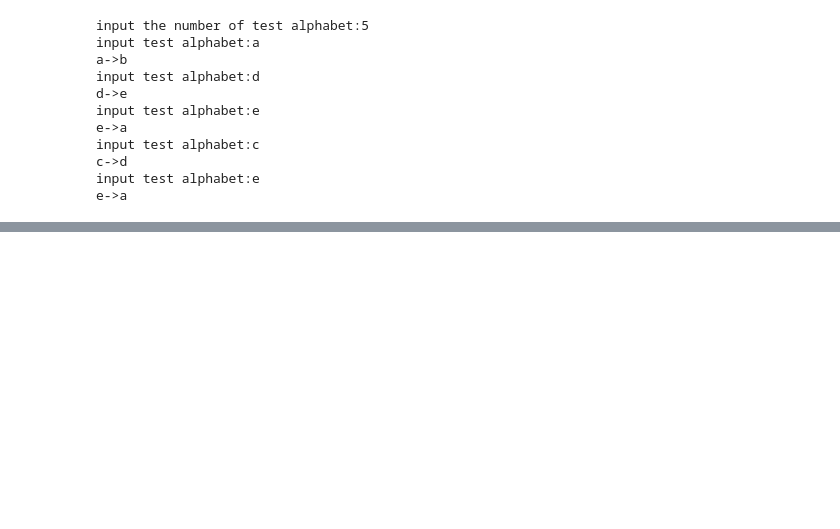
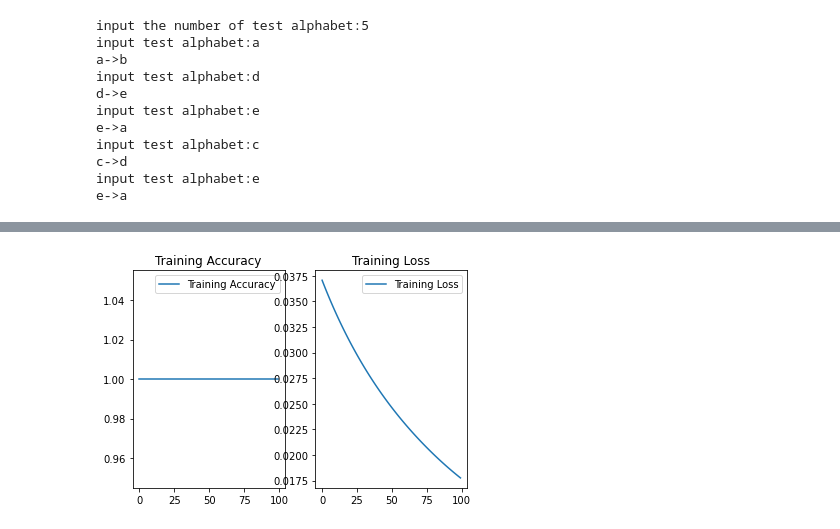
Before and after one commit to Sanduoo/Learn_Python_and_TensorFlow, a Jupyter notebook: TensoFlow篇/5.3_Embedding.ipynb, the cells around one changed output, grey strips where cells are left out. Saved outputs shown, nothing was run; the diff lists cells and outputs as text; code cells hidden in the pictures; blank space fills up the shorter version.

Commit message:
Embedding

```diff
--- a/TensoFlow篇/5.3_Embedding.ipynb
+++ b/TensoFlow篇/5.3_Embedding.ipynb
@@ -126,3 +126,102 @@ input test alphabet:c
 c->d
 input test alphabet:e
 e->a
+# %%
+import numpy as np
+import tensorflow as tf
+from tensorflow.keras.layers import Dense, SimpleRNN, Embedding
+import matplotlib.pyplot as plt
+import os
+
+input_word = "abcdefghijklmnopqrstuvwxyz"
+w_to_id = {'a': 0, 'b': 1, 'c': 2, 'd': 3, 'e': 4,
+           'f': 5, 'g': 6, 'h': 7, 'i': 8, 'j': 9,
+           'k': 10, 'l': 11, 'm': 12, 'n': 13, 'o': 14,
+           'p': 15, 'q': 16, 'r': 17, 's': 18, 't': 19,
+           'u': 20, 'v': 21, 'w': 22, 'x': 23, 'y': 24, 'z': 25}  # 单词映射到数值id的词典
+
+training_set_scaled = [0, 1, 2, 3, 4, 5, 6, 7, 8, 9, 10,
+                       11, 12, 13, 14, 15, 16, 17, 18, 19, 20,
+                       21, 22, 23, 24, 25]
+
+x_train = []
+y_train = []
+
+for i in range(4, 26):
+    x_train.append(training_set_scaled[i - 4:i])
+    y_train.append(training_set_scaled[i])
+
+np.random.seed(7)
+np.random.shuffle(x_train)
+np.random.seed(7)
+np.random.shuffle(y_train)
+tf.random.set_seed(7)
+
+# 使x_train符合Embedding输入要求：[送入样本数， 循环核时间展开步数] ，
+# 此处整个数据集送入所以送入，送入样本数为len(x_train)；输入4个字母出结果，循环核时间展开步数为4。
+x_train = np.reshape(x_train, (len(x_train), 4))
+y_train = np.array(y_train)
+
+model = tf.keras.Sequential([
+    Embedding(26, 2),
+    SimpleRNN(10),
+    Dense(26, activation='softmax')
+])
+
+model.compile(optimizer=tf.keras.optimizers.Adam(0.01),
+              loss=tf.keras.losses.SparseCategoricalCrossentropy(from_logits=False),
+              metrics=['sparse_categorical_accuracy'])
+
+checkpoint_save_path = "./checkpoint/rnn_embedding_4pre1.ckpt"
+
+if os.path.exists(checkpoint_save_path + '.index'):
+    print('-------------load the model-----------------')
+    model.load_weights(checkpoint_save_path)
+
+cp_callback = tf.keras.callbacks.ModelCheckpoint(filepath=checkpoint_save_path,
+                                                 save_weights_only=True,
+                                                 save_best_only=True,
+                                                 monitor='loss')  # 由于fit没有给出测试集，不计算测试集准确率，根据loss，保存最优模型
+
+history = model.fit(x_train, y_train, batch_size=32, epochs=100, callbacks=[cp_callback])
+
+model.summary()
+
+file = open('./weights.txt', 'w')  # 参数提取
+for v in model.trainable_variables:
+    file.write(str(v.name) + '\n')
+    file.write(str(v.shape) + '\n')
+    file.write(str(v.numpy()) + '\n')
+file.close()
+
+###############################################    show   ###############################################
+
+# 显示训练集和验证集的acc和loss曲线
+acc = history.history['sparse_categorical_accuracy']
+loss = history.history['loss']
+
+plt.subplot(1, 2, 1)
+plt.plot(acc, label='Training Accuracy')
+plt.title('Training Accuracy')
+plt.legend()
+
+plt.subplot(1, 2, 2)
+plt.plot(loss, label='Training Loss')
+plt.title('Training Loss')
+plt.legend()
+plt.show()
+
+################# predict ##################
+
+preNum = int(input("input the number of test alphabet:"))
+for i in range(preNum):
+    alphabet1 = input("input test alphabet:")
+    alphabet = [w_to_id[a] for a in alphabet1]
+    # 使alphabet符合Embedding输入要求：[送入样本数， 时间展开步数]。
+    # 此处验证效果送入了1个样本，送入样本数为1；输入4个字母出结果，循环核时间展开步数为4。
+    alphabet = np.reshape(alphabet, (1, 4))
+    result = model.predict([alphabet])
+    pred = tf.argmax(result, axis=1)
+    pred = int(pred)
+    tf.print(alphabet1 + '->' + input_word[pred])
+# %% [output]
@@ -128,0 +245 @@ e->a
+[figure, added]
```
Also changed, not shown: parts of 1 cell of this notebook, 2 other files.
